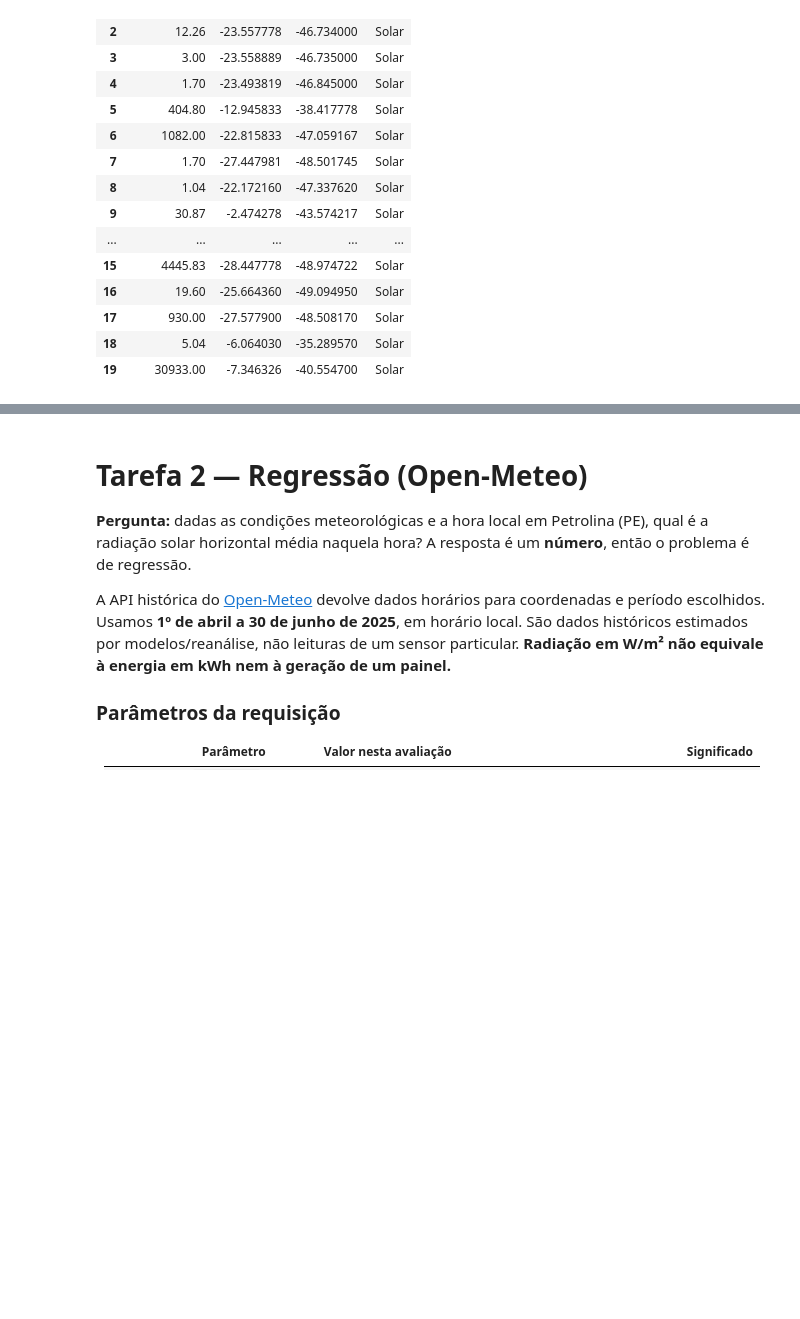
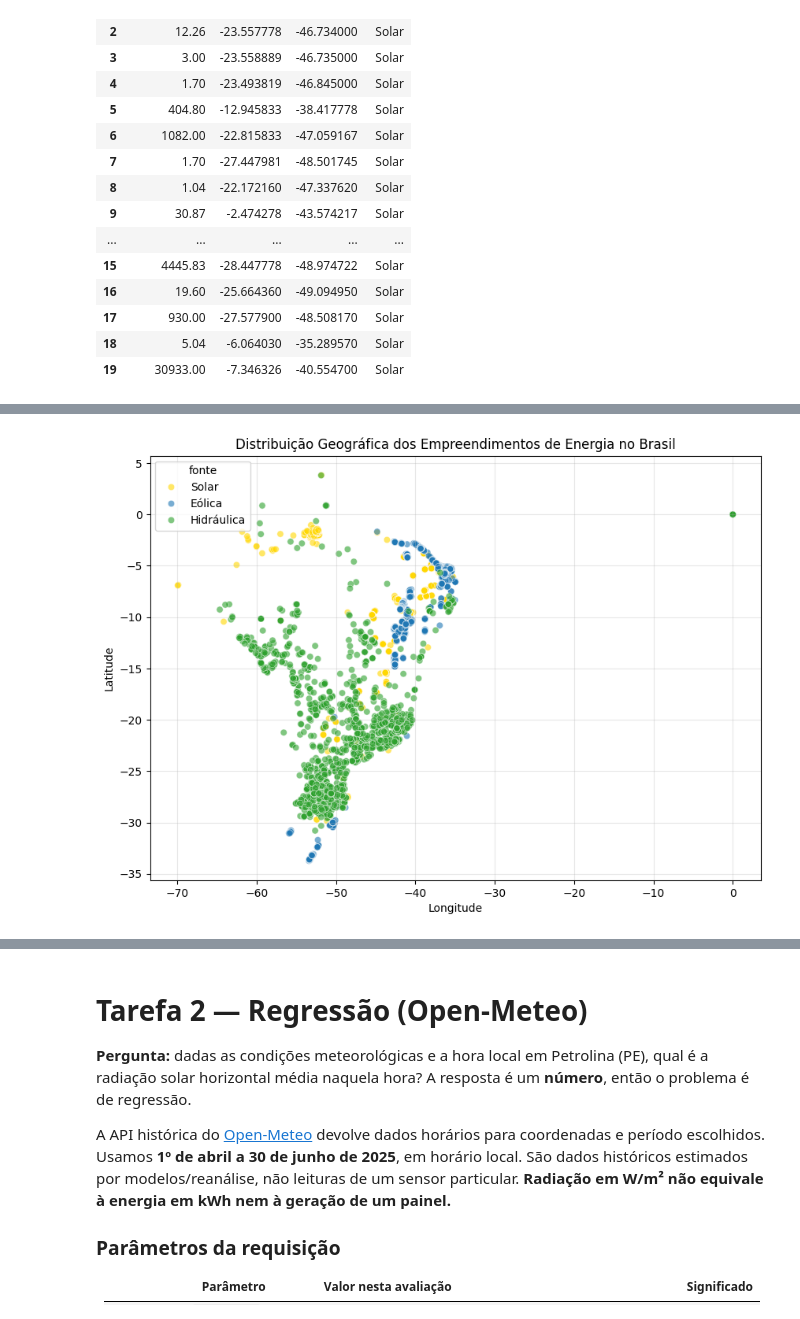
Before and after one commit to Jpsantosferreira/cp-sers-ml-energy, a Jupyter notebook: Aula_APIs_Energia_Renovavel_ML.ipynb, the cells around one changed output, grey strips where cells are left out. Saved outputs shown, nothing was run; the diff lists cells and outputs as text; code cells hidden in the pictures; blank space fills up the shorter version.

```diff
--- a/Aula_APIs_Energia_Renovavel_ML.ipynb
+++ b/Aula_APIs_Energia_Renovavel_ML.ipynb
@@ -172,0 +180,24 @@ dados_api.head(20)
+# %%
+import pandas as pd
+import matplotlib.pyplot as plt
+import seaborn as sns
+
+# Carregar o arquivo CSV gerado anteriormente
+df_class = pd.read_csv('aneel_classificacao_orange.csv')
+
+# 1. Conferir tipos de colunas e dados gerais
+print("--- Informações Gerais do DataFrame ---")
+df_class.info()
+
+# 2. Verificar valores ausentes
+print("\n--- Contagem de Valores Ausentes ---")
+print(df_class.isnull().sum())
+
+# 3. Estatísticas descritivas das variáveis numéricas
+print("\n--- Estatísticas Descritivas ---")
+display(df_class.describe())
+
+# 4. Distribuição das Classes (Variável Target 'y')
+print("\n--- Contagem de registros por classe (Target 'y') ---")
+distribuicao_classes = df_class['fonte'].value_counts()
+display(distribuicao_classes)
@@ -172,0 +253,18 @@ dados_api.head(20)
+# %%
+# Visualização gráfica da distribuição espacial geográfica das usinas por fonte
+plt.figure(figsize=(10, 7))
+sns.scatterplot(
+    data=df_class,
+    x='longitude',
+    y='latitude',
+    hue='fonte',
+    alpha=0.6,
+    palette={'Solar': '#ffd700', 'Eólica': '#1f77b4', 'Hidráulica': '#2ca02c'}
+)
+plt.title('Distribuição Geográfica dos Empreendimentos de Energia no Brasil')
+plt.xlabel('Longitude')
+plt.ylabel('Latitude')
+plt.grid(True, alpha=0.3)
+plt.show()
+# %% [output]
+[figure, added]
```
Also changed, not shown: parts of 10 cells of this notebook.
